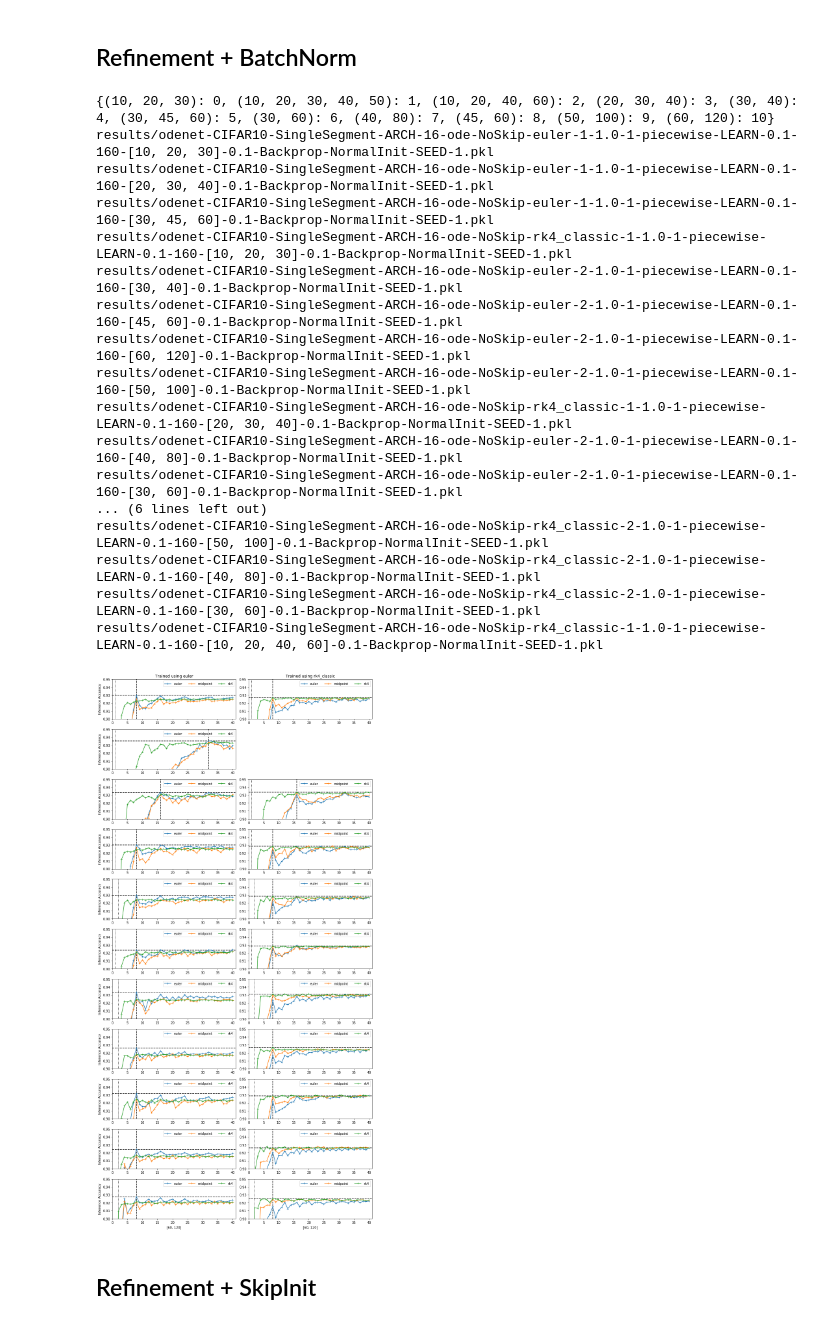
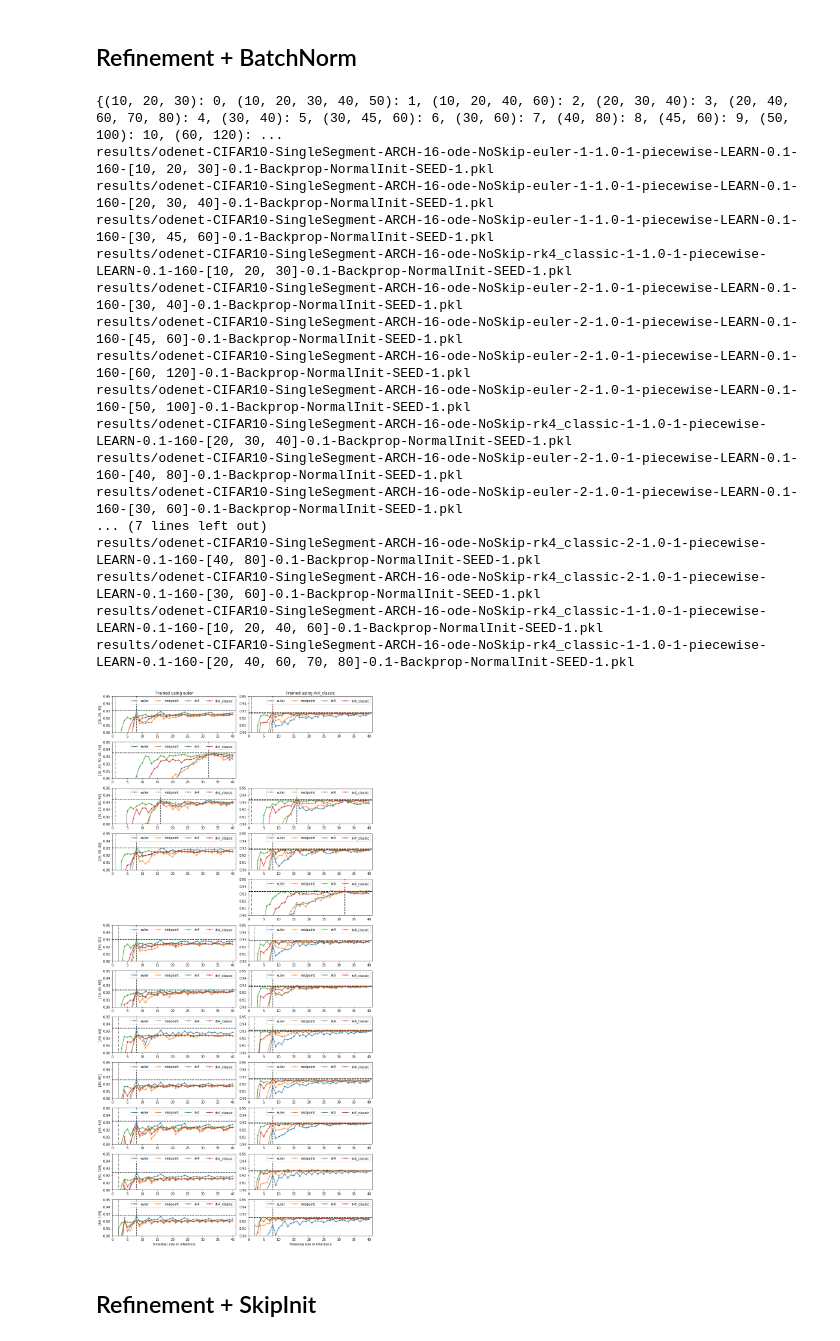
Before and after one commit to afqueiruga/StatefulOdeNets, a Jupyter notebook: cifar10_refinement_analysis.ipynb, the cells around one changed output. Saved outputs shown, nothing was run; the diff lists cells and outputs as text; code cells hidden in the pictures.

```diff
--- a/cifar10_refinement_analysis.ipynb
+++ b/cifar10_refinement_analysis.ipynb
@@ -40,7 +40,11 @@ dirs
 # %%
 df = pd.DataFrame(columns=["scheme", "variant", "time_d","refine epochs","final_time_d","depth","nsteps","accuracy","final time/epoch (S)", "total time (m)"])
 for name, result in results.items():
-    args = PostPack(name)
+    try:
+        args = PostPack(name)
+    except Exception as e:
+        print(name)
+        raise e
     if len(result.test_acc) < 159:
         acc = "NaN"
     else:
@@ -191,6 +195,8 @@ plt.tight_layout()
 # Plot their weights
 # %%
 for name,result in results.items():
+    args = PostPack(name)
+    if len(args.refine)<5: continue
     i,j=0,0
     for a,b in [(2,2)]: #np.ndindex(result.model_list[0].net[2].net.L1.weight.shape[-2:]):
         print(name)
@@ -241,7 +238,7 @@ test_sweep = defaultdict( lambda : {} )
 with torch.no_grad():
     for name, result in results.items():
         accs_for_scheme = {}
-        for scheme in ('euler', 'midpoint','rk4'):
+        for scheme in ('euler', 'midpoint','rk4','rk4_classic'):
             accs = []
             for nt in progress( range(1, 41, 1), f"{legend_name(name)}, {scheme}"):
                 accs.append((nt, calc_acc_for_scheme_nt(name, scheme, nt)[0]))
@@ -304,7 +301,7 @@ for name, accs_for_scheme in test_sweep.items():
                 if nt == args.final_time_d:
                     best_idx = i
                     break
-            plt.hlines([y[best_idx]],0,16.0, linestyles='dashed')
+            plt.hlines([y[best_idx]],0,41.0, linestyles='dashed')
         # plt.semilogx([1.0/_x for _x in x], y, '+-', label=scheme)
         plt.plot(x, y, '+-', label=scheme)
 
@@ -312,6 +309,7 @@ for name, accs_for_scheme in test_sweep.items():
     plt.vlines([args.initial_time_d],0,1,linestyles='dotted')
     plt.vlines([args.final_time_d],0,1,linestyles='dashed')
     plt.ylim(0.5,1.0)
+    plt.xlim(0,41)
     plt.legend()
     if col == max(cols.values()):
         plt.xlabel('Time-step size in post-training inference')
@@ -428,40 +428,40 @@ for name, accs_for_scheme in test_sweep.items():
             plt.hlines([y[best_idx]],0,41.0, linestyles='dashed')
         # plt.semilogx([1.0/_x for _x in x], y, '+-', label=scheme)
         plt.plot(x, y, '+-', label=scheme)
 
     #plt.vlines([1.0/8.0],0,1,linestyles='dotted')
     plt.vlines([args.initial_time_d],0,1,linestyles='dotted')
     plt.vlines([args.final_time_d],0,1,linestyles='dashed')
     plt.ylim(0.9,0.95)
     plt.xlim(0,41)
-    plt.legend(ncol=3)
+    plt.legend(ncol=4)
     if col == max(cols.values()):
-        plt.xlabel(f'{args.refine}')
+        plt.xlabel(f'Timestep size in Inference')
     if col == 0:
         plt.title("Trained using "+args.scheme)
     if horz == 0:
-        plt.ylabel("Inference Accuracy")
+        plt.ylabel(f'{args.refine}')
 plt.tight_layout()
 plt.show()
 # %% [output]
-{(10, 20, 30): 0, (10, 20, 30, 40, 50): 1, (10, 20, 40, 60): 2, (20, 30, 40): 3, (30, 40): 4, (30, 45, 60): 5, (30, 60): 6, (40, 80): 7, (45, 60): 8, (50, 100): 9, (60, 120): 10}
+{(10, 20, 30): 0, (10, 20, 30, 40, 50): 1, (10, 20, 40, 60): 2, (20, 30, 40): 3, (20, 40, 60, 70, 80): 4, (30, 40): 5, (30, 45, 60): 6, (30, 60): 7, (40, 80): 8, (45, 60): 9, (50, 100): 10, (60, 120): ...
 results/odenet-CIFAR10-SingleSegment-ARCH-16-ode-NoSkip-euler-1-1.0-1-piecewise-LEARN-0.1-160-[10, 20, 30]-0.1-Backprop-NormalInit-SEED-1.pkl
 results/odenet-CIFAR10-SingleSegment-ARCH-16-ode-NoSkip-euler-1-1.0-1-piecewise-LEARN-0.1-160-[20, 30, 40]-0.1-Backprop-NormalInit-SEED-1.pkl
 results/odenet-CIFAR10-SingleSegment-ARCH-16-ode-NoSkip-euler-1-1.0-1-piecewise-LEARN-0.1-160-[30, 45, 60]-0.1-Backprop-NormalInit-SEED-1.pkl
 results/odenet-CIFAR10-SingleSegment-ARCH-16-ode-NoSkip-rk4_classic-1-1.0-1-piecewise-LEARN-0.1-160-[10, 20, 30]-0.1-Backprop-NormalInit-SEED-1.pkl
 results/odenet-CIFAR10-SingleSegment-ARCH-16-ode-NoSkip-euler-2-1.0-1-piecewise-LEARN-0.1-160-[30, 40]-0.1-Backprop-NormalInit-SEED-1.pkl
 results/odenet-CIFAR10-SingleSegment-ARCH-16-ode-NoSkip-euler-2-1.0-1-piecewise-LEARN-0.1-160-[45, 60]-0.1-Backprop-NormalInit-SEED-1.pkl
 results/odenet-CIFAR10-SingleSegment-ARCH-16-ode-NoSkip-euler-2-1.0-1-piecewise-LEARN-0.1-160-[60, 120]-0.1-Backprop-NormalInit-SEED-1.pkl
 results/odenet-CIFAR10-SingleSegment-ARCH-16-ode-NoSkip-euler-2-1.0-1-piecewise-LEARN-0.1-160-[50, 100]-0.1-Backprop-NormalInit-SEED-1.pkl
 results/odenet-CIFAR10-SingleSegment-ARCH-16-ode-NoSkip-rk4_classic-1-1.0-1-piecewise-LEARN-0.1-160-[20, 30, 40]-0.1-Backprop-NormalInit-SEED-1.pkl
 results/odenet-CIFAR10-SingleSegment-ARCH-16-ode-NoSkip-euler-2-1.0-1-piecewise-LEARN-0.1-160-[40, 80]-0.1-Backprop-NormalInit-SEED-1.pkl
 results/odenet-CIFAR10-SingleSegment-ARCH-16-ode-NoSkip-euler-2-1.0-1-piecewise-LEARN-0.1-160-[30, 60]-0.1-Backprop-NormalInit-SEED-1.pkl
-... (6 lines left out)
-results/odenet-CIFAR10-SingleSegment-ARCH-16-ode-NoSkip-rk4_classic-2-1.0-1-piecewise-LEARN-0.1-160-[50, 100]-0.1-Backprop-NormalInit-SEED-1.pkl
+... (7 lines left out)
 results/odenet-CIFAR10-SingleSegment-ARCH-16-ode-NoSkip-rk4_classic-2-1.0-1-piecewise-LEARN-0.1-160-[40, 80]-0.1-Backprop-NormalInit-SEED-1.pkl
 results/odenet-CIFAR10-SingleSegment-ARCH-16-ode-NoSkip-rk4_classic-2-1.0-1-piecewise-LEARN-0.1-160-[30, 60]-0.1-Backprop-NormalInit-SEED-1.pkl
 results/odenet-CIFAR10-SingleSegment-ARCH-16-ode-NoSkip-rk4_classic-1-1.0-1-piecewise-LEARN-0.1-160-[10, 20, 40, 60]-0.1-Backprop-NormalInit-SEED-1.pkl
+results/odenet-CIFAR10-SingleSegment-ARCH-16-ode-NoSkip-rk4_classic-1-1.0-1-piecewise-LEARN-0.1-160-[20, 40, 60, 70, 80]-0.1-Backprop-NormalInit-SEED-1.pkl
-[figure, old version]
+[figure, new version]
 # %% [markdown]
 ## Refinement + SkipInit
 # %%
```
Also changed, not shown: parts of 8 cells of this notebook, 4 other files.
